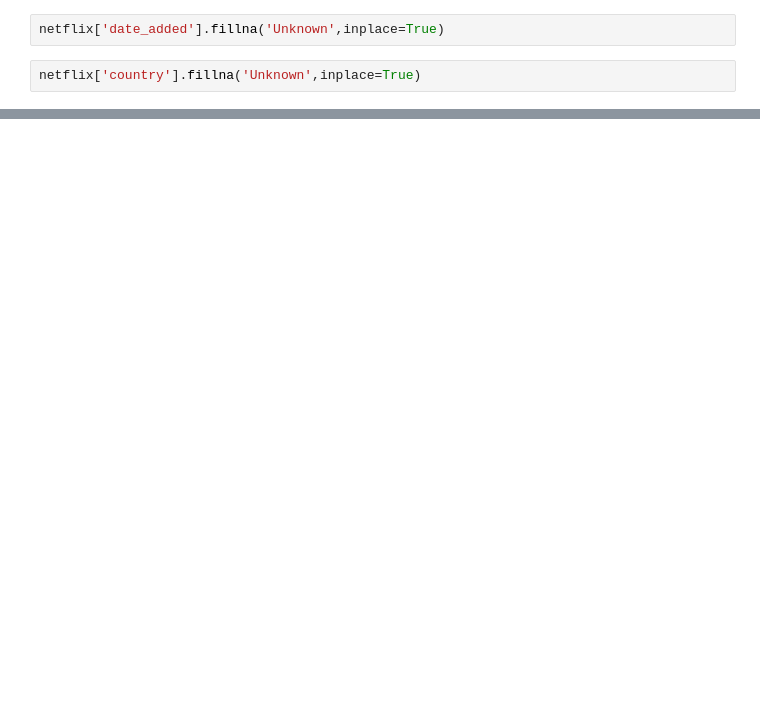
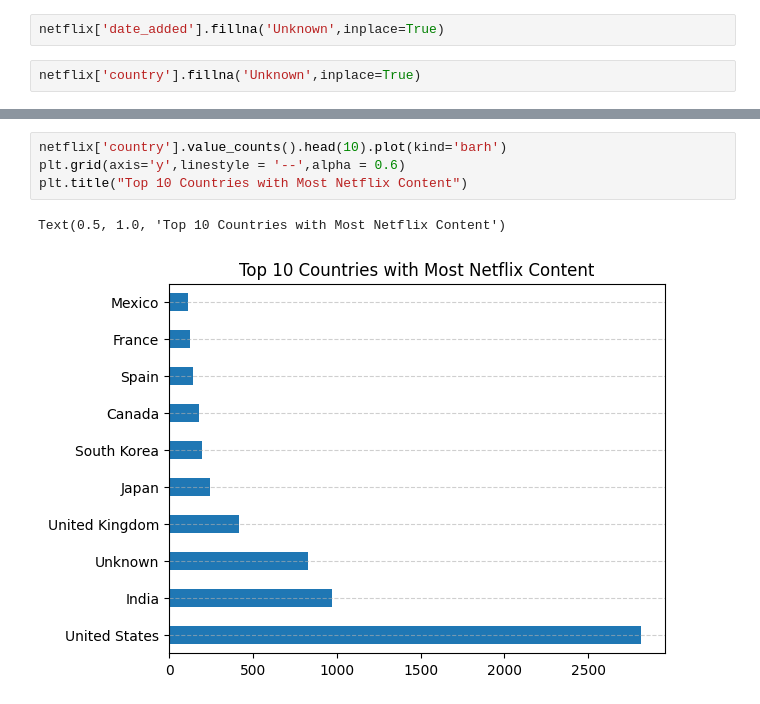
Before and after one commit to krishna0712/Data-Analysis, a Jupyter notebook: netflix-data-analysis/notebooks/netflix.ipynb, the cells around one changed output, grey strips where cells are left out. Cells and saved outputs as stored; diff of their text form; blank space fills up the shorter version.

```diff
--- a/netflix-data-analysis/notebooks/netflix.ipynb
+++ b/netflix-data-analysis/notebooks/netflix.ipynb
@@ -104,0 +179,7 @@ netflix['country'].fillna('Unknown',inplace=True)
+# %%
+netflix['country'].value_counts().head(10).plot(kind='barh')
+plt.grid(axis='y',linestyle = '--',alpha = 0.6)
+plt.title("Top 10 Countries with Most Netflix Content")
+# %% [output]
+Text(0.5, 1.0, 'Top 10 Countries with Most Netflix Content')
+[figure, added]
```
Also changed, not shown: parts of 14 cells of this notebook, 1 other file.
